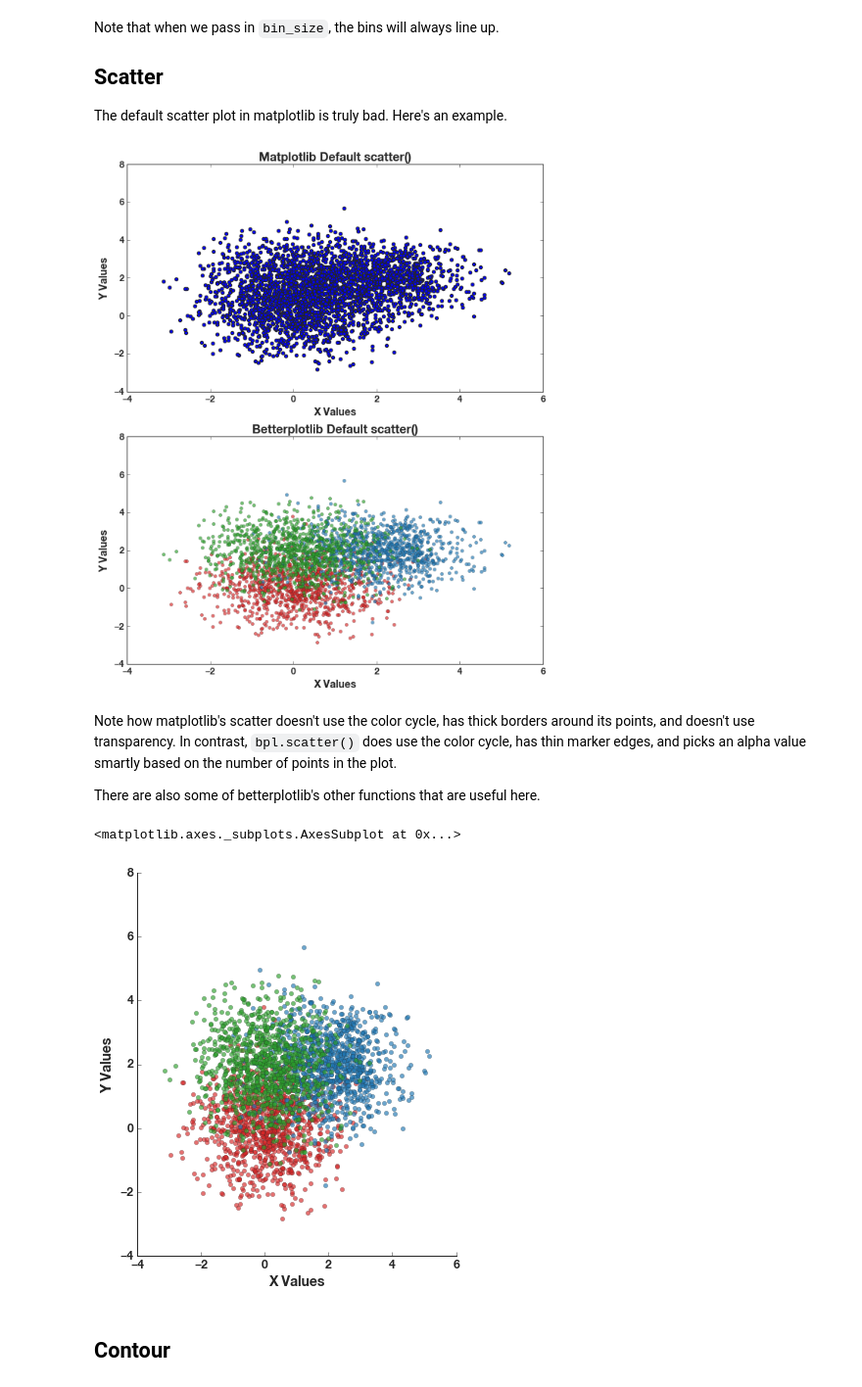
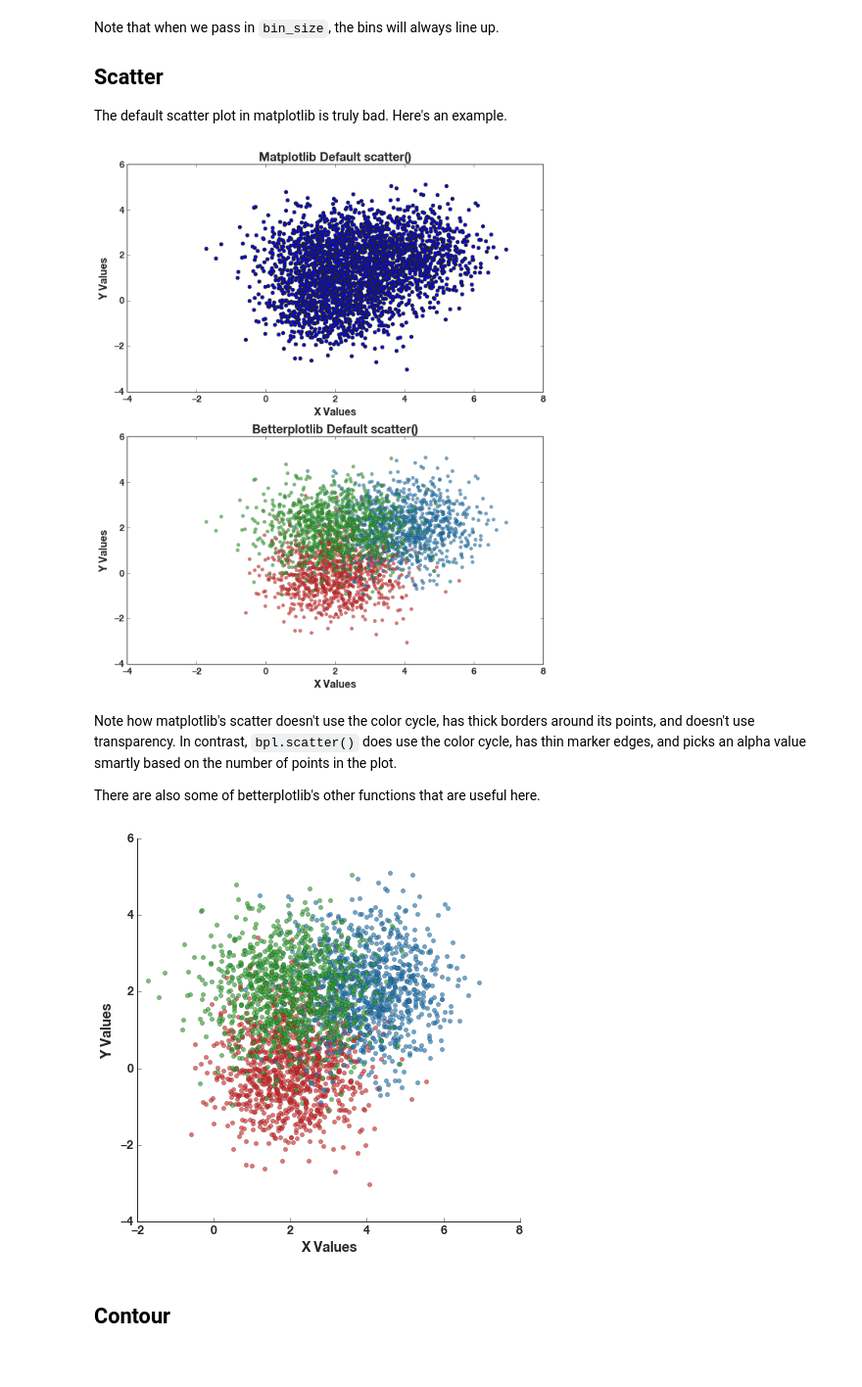
Before and after one commit to gillenbrown/betterplotlib, a Jupyter notebook: docs/examples.ipynb, the cells around one changed output. Shown at 98% size. Cells and saved outputs as stored; diff of their text form; code cells hidden in the pictures.

Commit message:
refined scatter example

```diff
--- a/docs/examples.ipynb
+++ b/docs/examples.ipynb
@@ -55,13 +55,13 @@ Note that when we pass in `bin_size`, the bins will always line up.
 
 The default scatter plot in matplotlib is truly bad. Here's an example.
 # %%
-x1 = np.random.normal(0, 1, 1000)
+x1 = np.random.normal(2, 1, 1000)
 y1 = np.random.normal(0, 1, 1000)
 
-x2 = np.random.normal(2, 1, 1000)
+x2 = np.random.normal(4, 1, 1000)
 y2 = np.random.normal(2, 1, 1000)
 
-x3 = np.random.normal(0, 1, 1000)
+x3 = np.random.normal(2, 1, 1000)
 y3 = np.random.normal(2, 1, 1000)
 # %%
 fig, [ax1, ax2] = plt.subplots(figsize=[10, 12], nrows=2)
@@ -80,7 +80,7 @@ bpl.scatter(x2, y2, ax=ax2)
 bpl.scatter(x3, y3, ax=ax2)
 bpl.add_labels("X Values", "Y Values", "Betterplotlib Default scatter()")
 # %% [output]
-[figure, old version]
+[figure, new version]
 # %% [markdown]
 Note how matplotlib's scatter doesn't use the color cycle, has thick borders around its points, and doesn't use transparency. In contrast, `bpl.scatter()` does use the color cycle, has thin marker edges, and picks an alpha value smartly based on the number of points in the plot.
 
@@ -88,12 +88,12 @@ There are also some of betterplotlib's other functions that are useful here.
 # %%
 bpl.scatter(x1, y1)
 bpl.scatter(x2, y2)
 bpl.scatter(x3, y3)
 bpl.add_labels("X Values", "Y Values")
 bpl.equal_scale()
 bpl.remove_spines(["top", "right"])
+bpl.set_limits(-2, 8, -4, 6)
 # %% [output]
-<matplotlib.axes._subplots.AxesSubplot at 0x...>
-[figure, old version]
+[figure, new version]
 # %% [markdown]
 ## Contour
```
Also changed, not shown: parts of 2 cells of this notebook.
